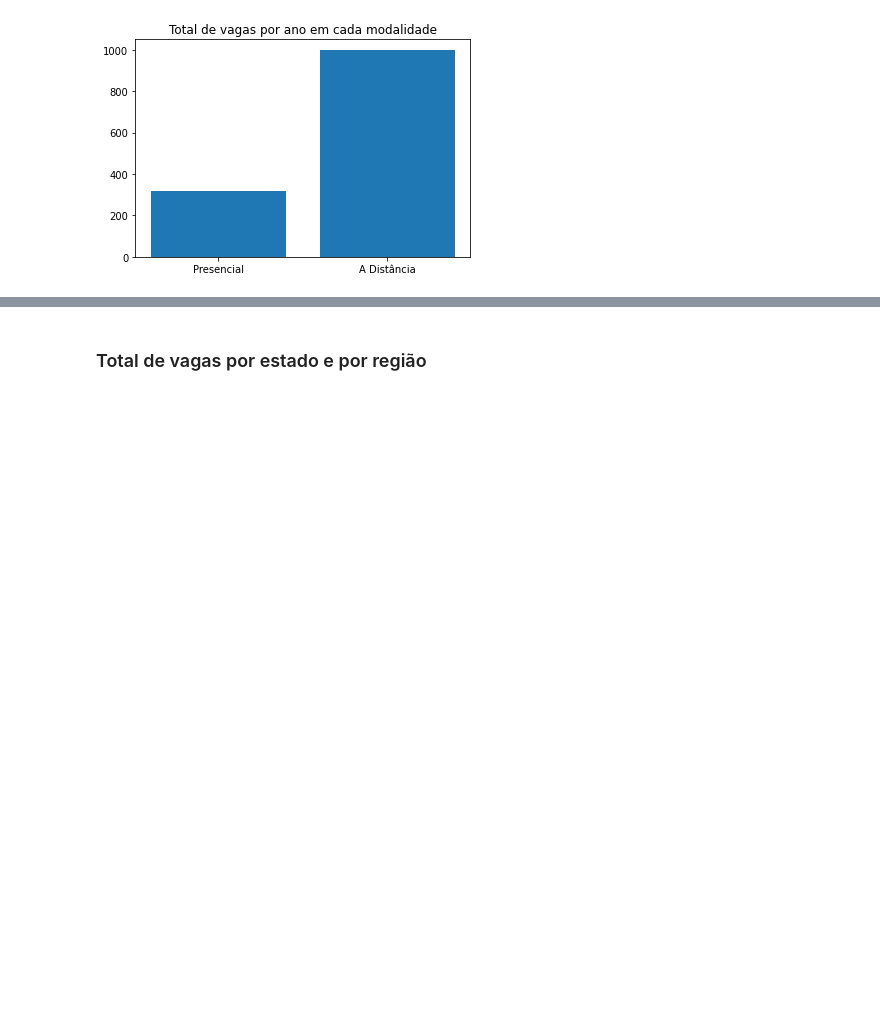
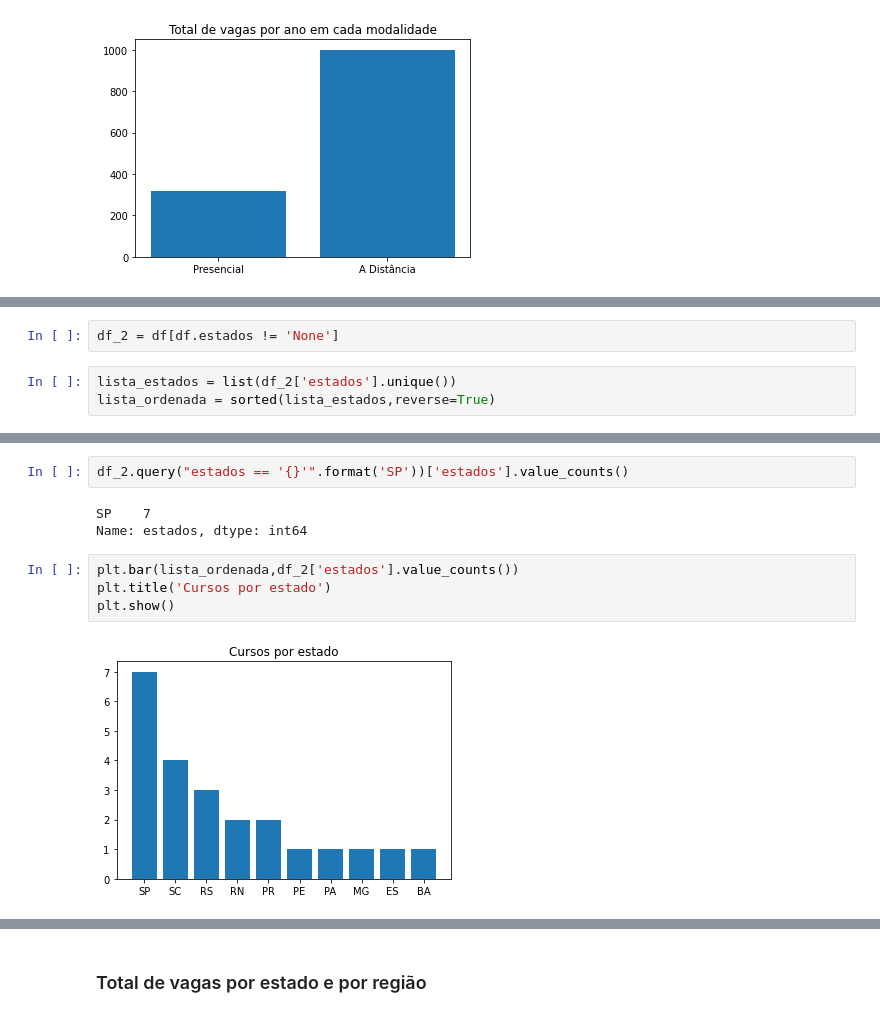
Before and after one commit to fjrsales/tecnicasComputacionais, a Jupyter notebook: int0040_aula_03_NC.ipynb, the cells around one changed output, grey strips where cells are left out. Saved outputs shown, nothing was run; the diff lists cells and outputs as text; blank space fills up the shorter version.

```diff
--- a/int0040_aula_03_NC.ipynb
+++ b/int0040_aula_03_NC.ipynb
@@ -596,0 +612,5 @@ plt.show()
+# %%
+df_2 = df[df.estados != 'None']
+# %%
+lista_estados = list(df_2['estados'].unique())
+lista_ordenada = sorted(lista_estados,reverse=True)
@@ -596,0 +631,11 @@ plt.show()
+# %%
+df_2.query("estados == '{}'".format('SP'))['estados'].value_counts()
+# %% [output]
+SP    7
+Name: estados, dtype: int64
+# %%
+plt.bar(lista_ordenada,df_2['estados'].value_counts())
+plt.title('Cursos por estado')
+plt.show()
+# %% [output]
+[figure, added]
```
Also changed, not shown: parts of 22 cells of this notebook.
